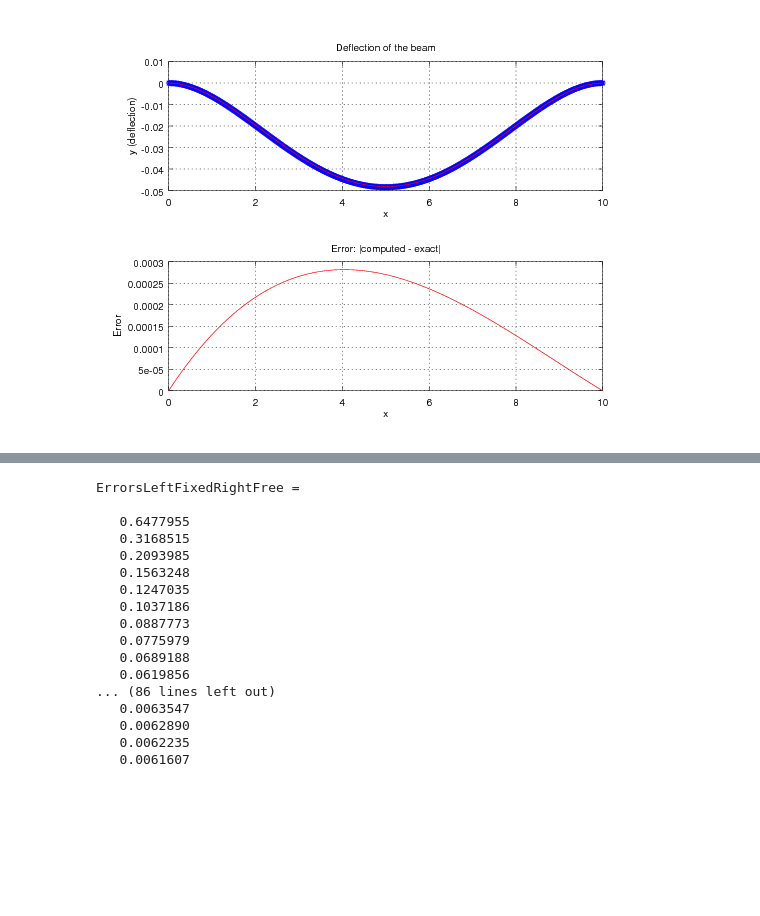
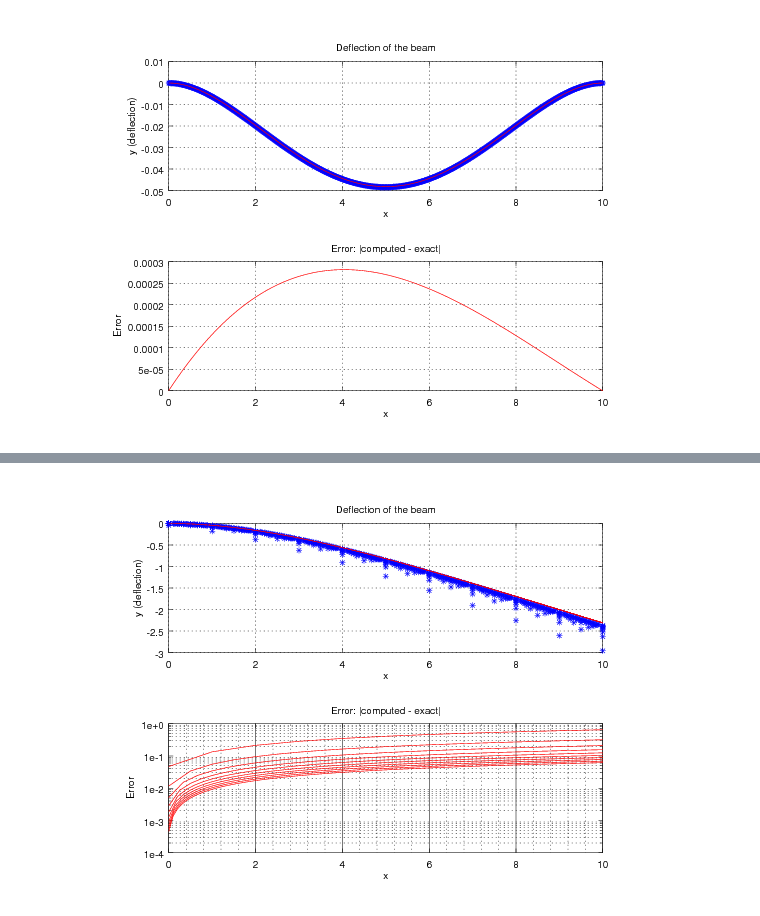
Before and after one commit to branberry/URGOResearch, a Jupyter notebook: SteelBeamSauerFirst.ipynb, the cells around one changed output, grey strips where cells are left out. Drawn from its saved outputs; the diff is of its cells as text; code cells hidden in the pictures; blank space fills up the shorter version.

```diff
--- a/SteelBeamSauerFirst.ipynb
+++ b/SteelBeamSauerFirst.ipynb
@@ -181,7 +170,7 @@ h = L/n; % discretization spacing
 N = n + 1;
 
 
-for i=1:100
+for i=1:10
 
     % Define the RHS of the system
     f = -h^4/(E*I) * w * ones(N, 1);
@@ -193,48 +182,44 @@ for i=1:100
     dp1 = dm1 = -4*ones(1, N-1);
     dp2 = dm2 = ones(1, N-2);
     % Fixed left end
     d0(1) = 12.0; d0(2) = 6.0;
     dp1(1) = -6.0;
     dp2(1) = (4/3);
     dm1(1) = -4.0;
     dm2(1) = 1.0;
 
     % Free right end
     d0(N) = (12/25); d0(N-1) = (111/25);
     dp1(N-1) = -(43/25);
     dp2(N-2) = 1.0;
     dm1(N-1) = -(24/25);
     dm1(N-2) = (-93/25);
     dm2(N-2) = (12/25);
     % Solve for y
     y = GaussElimPenta(dm2, dm1, d0, dp1, dp2, f);
     % Plots
 
     x = (0:h:L)';
     y_exact = -b*d*rho*g/(24*E*I)*x.^2.*(6.*L^2 - 4.*L*x + x.^2);
     ErrorsLeftFixedRightFree(i) = max(abs(y-y_exact));
 
     n = n + 10;
     h = L/n; % discretization spacing
     N = n + 1;
 
+    subplot(2,1,1);
+    plot(x, y, "b*", x, y_exact, "r")
+    hold on
+    title('Deflection of the beam');
+    xlabel('x'); ylabel('y (deflection)');
+    grid on;
+    subplot(2,1,2);
+    semilogy(x, abs(y - y_exact), "r")
+    hold on
+    title('Error: |computed - exact|');
+    xlabel('x'); ylabel('Error');
+    grid on;
 endfor
-ErrorsLeftFixedRightFree = ErrorsLeftFixedRightFree'
+ErrorsLeftFixedRightFree = ErrorsLeftFixedRightFree';
 # %% [output]
-ErrorsLeftFixedRightFree =
-
-   0.6477955
-   0.3168515
-   0.2093985
-   0.1563248
-   0.1247035
-   0.1037186
-   0.0887773
-   0.0775979
-   0.0689188
-   0.0619856
-... (86 lines left out)
-   0.0063547
-   0.0062890
-   0.0062235
-   0.0061607
+[figure, added]
```
Also changed, not shown: parts of 2 cells of this notebook, 2 other files.
